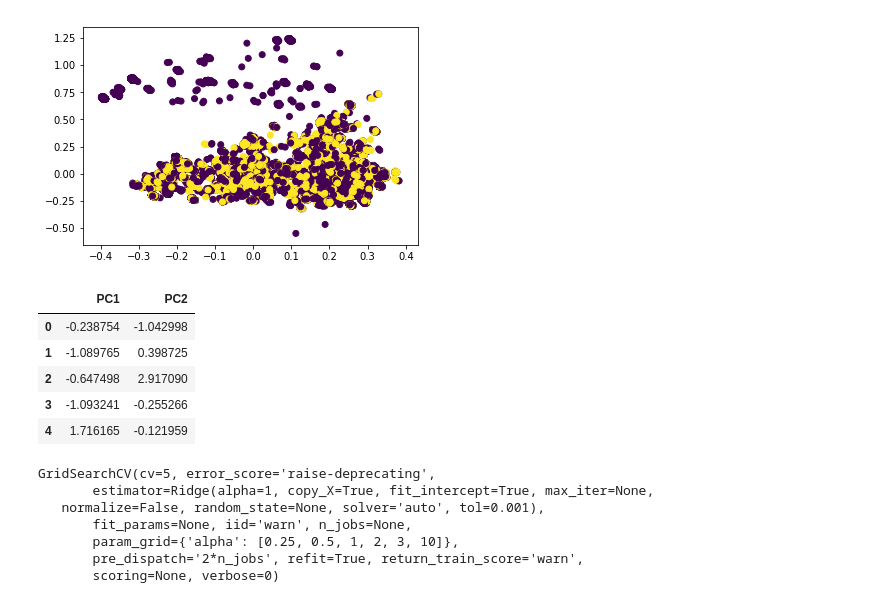
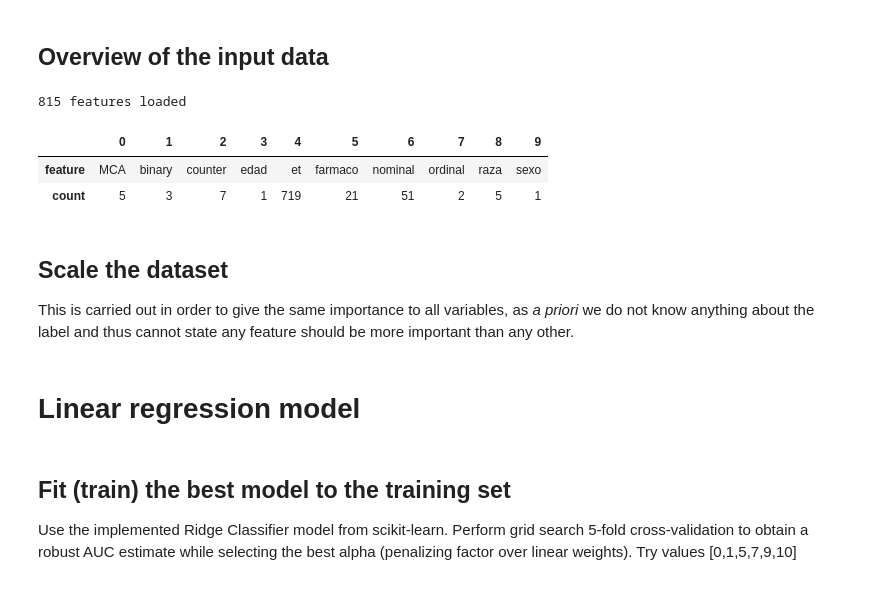
Before and after one commit to antortjim/test_datrik, a Jupyter notebook: models.ipynb, the cells around one changed output. Cells and saved outputs as stored; diff of their text form; code cells hidden in the pictures.

```diff
--- a/models.ipynb
+++ b/models.ipynb
@@ -32,34 +67,27 @@ Index(['farmaco_1', 'farmaco_10', 'farmaco_11', 'farmaco_12', 'farmaco_13',
-# %%
-plt.scatter(X_train["Dim 1"], X_train["Dim 2"], c=y_train.Y)
-plt.show()
-# %% [output]
-[figure, removed]
+# %% [markdown]
+## Overview of the input data
+# %%
+print("{} features loaded".format(X_train.columns.values.shape[0]))
+feature_count = np.unique([e.replace(".", "_").split("_")[0] for e in X_train.columns.values.tolist()], return_counts=True)
+pd.DataFrame({"feature":feature_count[0], "count": feature_count[1]}).T
+# %% [output]
+815 features loaded
+|  | 0 | 1 | 2 | 3 | 4 | 5 | 6 | 7 | 8 | 9 |
+| feature | MCA | binary | counter | edad | et | farmaco | nominal | ordinal | raza | sexo |
+| count | 5 | 3 | 7 | 1 | 719 | 21 | 51 | 2 | 5 | 1 |
+# %% [markdown]
+## Scale the dataset
+This is carried out in order to give the same importance to all variables, as *a* *priori* we do not know anything about the label and thus cannot state any feature should be more important than any other.
 # %%
 scaler = StandardScaler()
 X_train_scaled = scaler.fit_transform(X_train)
 X_test_scaled = scaler.transform(X_test)
-# %%
-pca = PCA(n_components=2, svd_solver='full')
-pca.fit(X_train_scaled)
-X_train_transform = pd.DataFrame(data=pca.transform(X_train_scaled), columns=["PC1","PC2"])
-X_train_transform.head()
-# %% [output]
-|  | PC1 | PC2 |
-| 0 | -0.238754 | -1.042998 |
-| 1 | -1.089765 | 0.398725 |
-| 2 | -0.647498 | 2.917090 |
-| 3 | -1.093241 | -0.255266 |
-| 4 | 1.716165 | -0.121959 |
+# %% [markdown]
+# Linear regression model
+# %% [markdown]
+## Fit (train) the best model to the training set
+Use the implemented Ridge Classifier model from scikit-learn. Perform grid search 5-fold cross-validation to obtain a robust AUC estimate while selecting the best alpha (penalizing factor over linear weights). Try values [0,1,5,7,9,10]
 # %%
-ridge = Ridge(alpha=1)
-parameters = {"alpha": [0.25, 0.5, 1, 2, 3, 10]}
-clf = GridSearchCV(estimator=ridge, param_grid=parameters, cv=5)
-clf.fit(X_train, y_train)
+ridge = RidgeClassifier(max_iter=2000)
+parameters = {"alpha": [0, 1, 5, 7, 9, 10]}
+ridge_cv = GridSearchCV(estimator=ridge, param_grid=parameters, cv=5)
-# %% [output]
-GridSearchCV(cv=5, error_score='raise-deprecating',
-       estimator=Ridge(alpha=1, copy_X=True, fit_intercept=True, max_iter=None,
-   normalize=False, random_state=None, solver='auto', tol=0.001),
-       fit_params=None, iid='warn', n_jobs=None,
-       param_grid={'alpha': [0.25, 0.5, 1, 2, 3, 10]},
-       pre_dispatch='2*n_jobs', refit=True, return_train_score='warn',
-       scoring=None, verbose=0)
```
Also changed, not shown: parts of 38 cells of this notebook, 40 other files.
